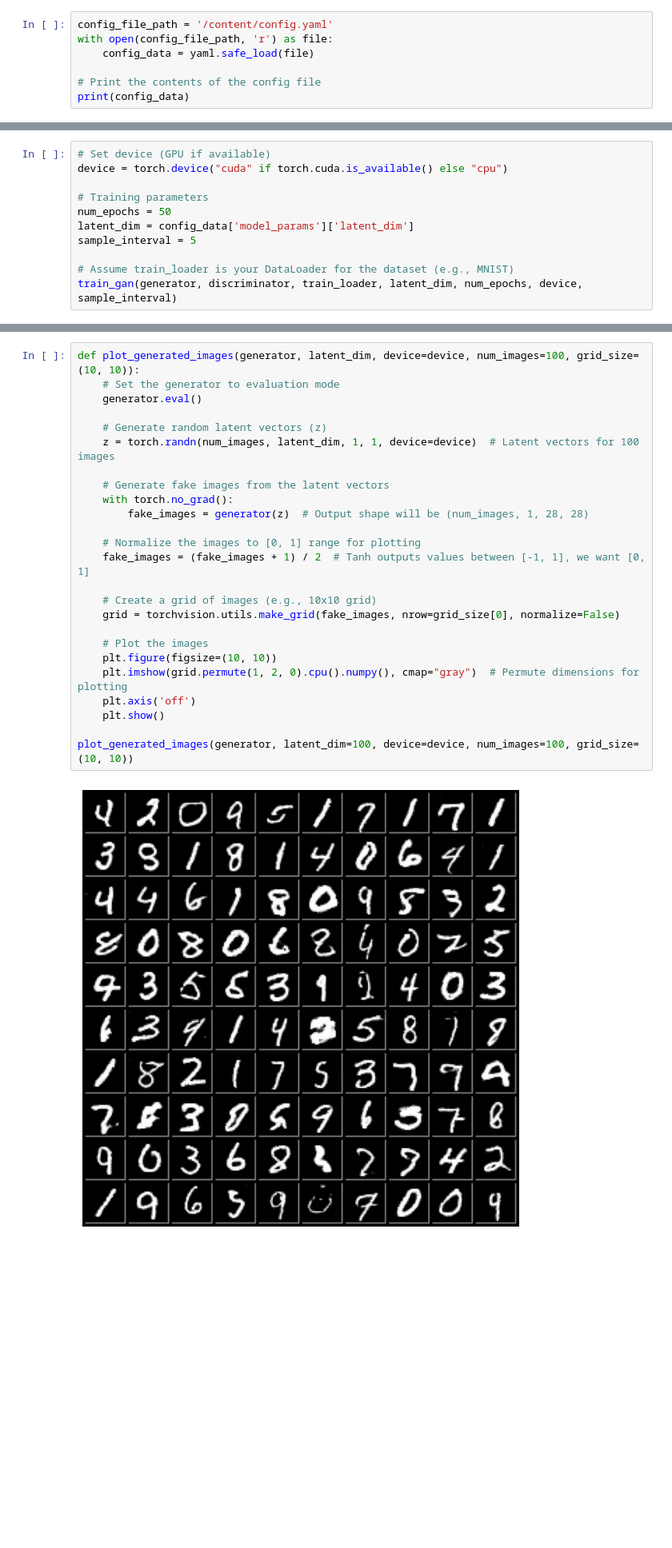
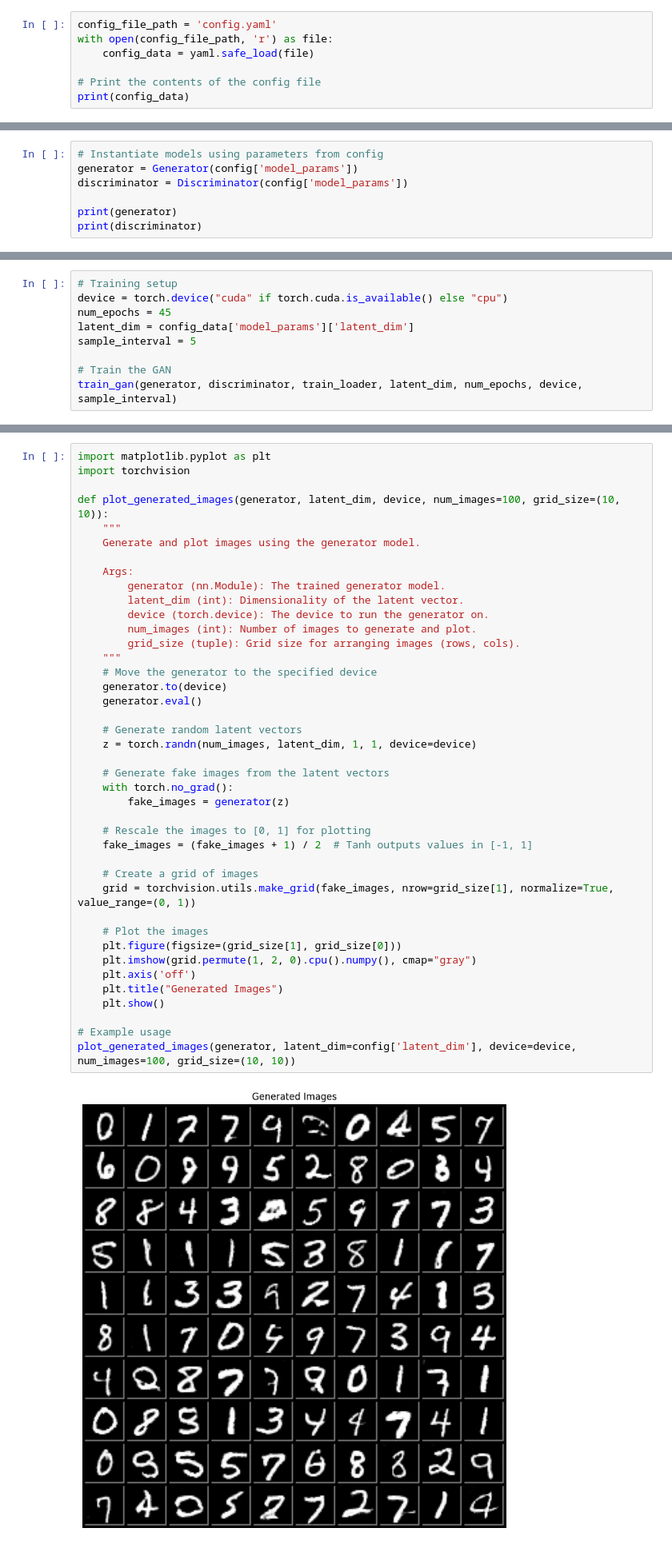
Before and after one commit to AmirHosseinNaghdi2003/Deep-Generative-Models, a Jupyter notebook: CHW3/DGM_HW3_GAN_Practical.ipynb, the cells around one changed output, grey strips where cells are left out. Shown at 80% size. Cells and saved outputs as stored; diff of their text form; blank space fills up the shorter version.

```diff
--- a/CHW3/DGM_HW3_GAN_Practical.ipynb
+++ b/CHW3/DGM_HW3_GAN_Practical.ipynb
@@ -137,5 +186,5 @@ Here’s a summary of the architecture parameters:
 # %%
-config_file_path = '/content/config.yaml'
+config_file_path = 'config.yaml'
 with open(config_file_path, 'r') as file:
     config_data = yaml.safe_load(file)
 
@@ -244,0 +267,7 @@ Generator(
+# %%
+# Instantiate models using parameters from config
+generator = Generator(config['model_params'])
+discriminator = Discriminator(config['model_params'])
+
+print(generator)
+print(discriminator)
@@ -353,12 +383,10 @@ def generate_samples(generator, latent_dim, device, epoch, num_samples=25):
 # %%
-# Set device (GPU if available)
+# Training setup
 device = torch.device("cuda" if torch.cuda.is_available() else "cpu")
-
-# Training parameters
-num_epochs = 50
+num_epochs = 45
 latent_dim = config_data['model_params']['latent_dim']
 sample_interval = 5
 
-# Assume train_loader is your DataLoader for the dataset (e.g., MNIST)
+# Train the GAN
 train_gan(generator, discriminator, train_loader, latent_dim, num_epochs, device, sample_interval)
 # %% [output]
@@ -519,32 +543,48 @@ print("Generator reloaded successfully")
 # %% [markdown]
 ### Part 4: Plot a grid of 100 generated samples.
 # %%
-def plot_generated_images(generator, latent_dim, device=device, num_images=100, grid_size=(10, 10)):
-    # Set the generator to evaluation mode
+import matplotlib.pyplot as plt
+import torchvision
+
+def plot_generated_images(generator, latent_dim, device, num_images=100, grid_size=(10, 10)):
+    """
+    Generate and plot images using the generator model.
+
+    Args:
+        generator (nn.Module): The trained generator model.
+        latent_dim (int): Dimensionality of the latent vector.
+        device (torch.device): The device to run the generator on.
+        num_images (int): Number of images to generate and plot.
+        grid_size (tuple): Grid size for arranging images (rows, cols).
+    """
+    # Move the generator to the specified device
+    generator.to(device)
     generator.eval()
 
-    # Generate random latent vectors (z)
-    z = torch.randn(num_images, latent_dim, 1, 1, device=device)  # Latent vectors for 100 images
+    # Generate random latent vectors
+    z = torch.randn(num_images, latent_dim, 1, 1, device=device)
 
     # Generate fake images from the latent vectors
     with torch.no_grad():
-        fake_images = generator(z)  # Output shape will be (num_images, 1, 28, 28)
+        fake_images = generator(z)
 
-    # Normalize the images to [0, 1] range for plotting
-    fake_images = (fake_images + 1) / 2  # Tanh outputs values between [-1, 1], we want [0, 1]
+    # Rescale the images to [0, 1] for plotting
+    fake_images = (fake_images + 1) / 2  # Tanh outputs values in [-1, 1]
 
-    # Create a grid of images (e.g., 10x10 grid)
-    grid = torchvision.utils.make_grid(fake_images, nrow=grid_size[0], normalize=False)
+    # Create a grid of images
+    grid = torchvision.utils.make_grid(fake_images, nrow=grid_size[1], normalize=True, value_range=(0, 1))
 
     # Plot the images
-    plt.figure(figsize=(10, 10))
-    plt.imshow(grid.permute(1, 2, 0).cpu().numpy(), cmap="gray")  # Permute dimensions for plotting
+    plt.figure(figsize=(grid_size[1], grid_size[0]))
+    plt.imshow(grid.permute(1, 2, 0).cpu().numpy(), cmap="gray")
     plt.axis('off')
+    plt.title("Generated Images")
     plt.show()
 
-plot_generated_images(generator, latent_dim=100, device=device, num_images=100, grid_size=(10, 10))
+# Example usage
+plot_generated_images(generator, latent_dim=config['latent_dim'], device=device, num_images=100, grid_size=(10, 10))
 # %% [output]
-[figure, old version]
+[figure, new version]
 # %% [markdown]
 ### Part 5: GAN Inversion
 In this part, we aim to find the latent vectors corresponding to the samples in the dataset. First, select a random sample from the real dataset and a random latent vector. Freeze the generator and feed the random latent vector into the Generator. Next, define an MSE or MAE loss between the generated sample and the real sample, and optimize the random latent vector to discover the latent vector that generates the selected real sample.
```
Also changed, not shown: parts of 27 cells of this notebook, 6 other files.
